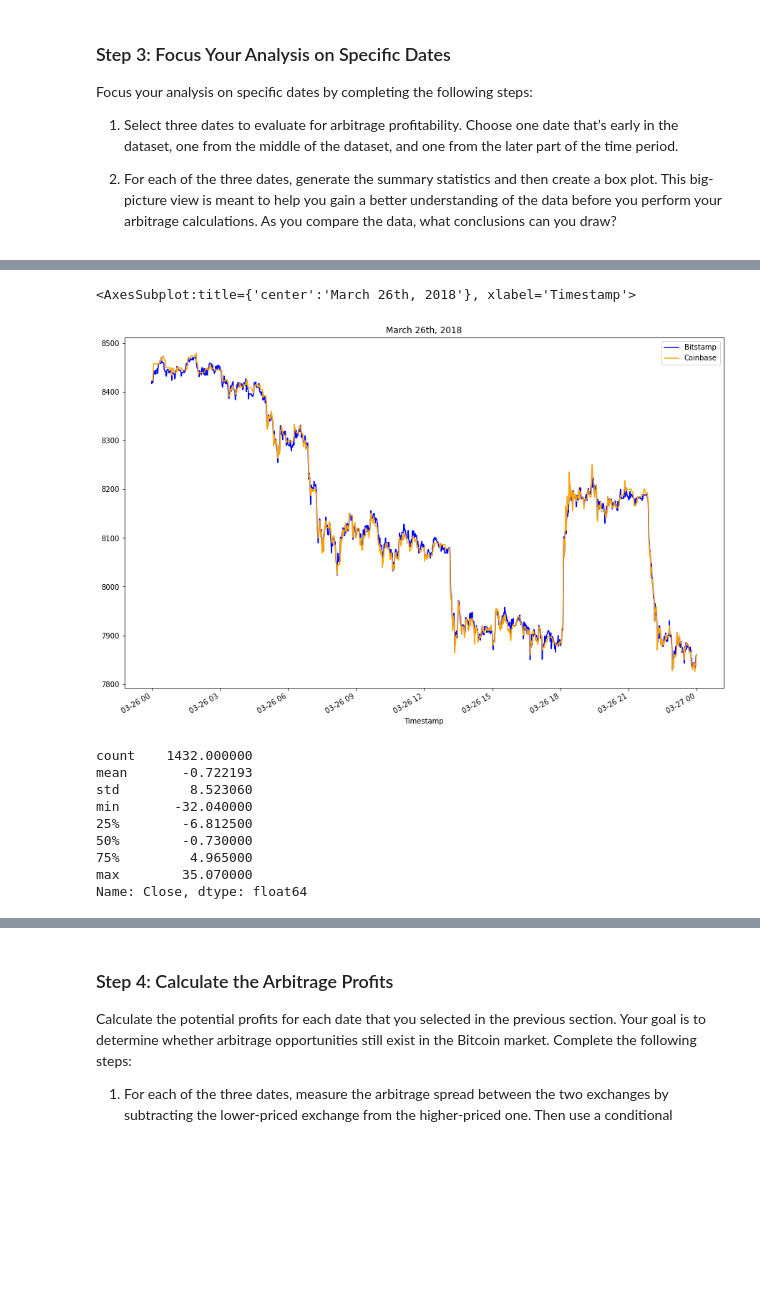
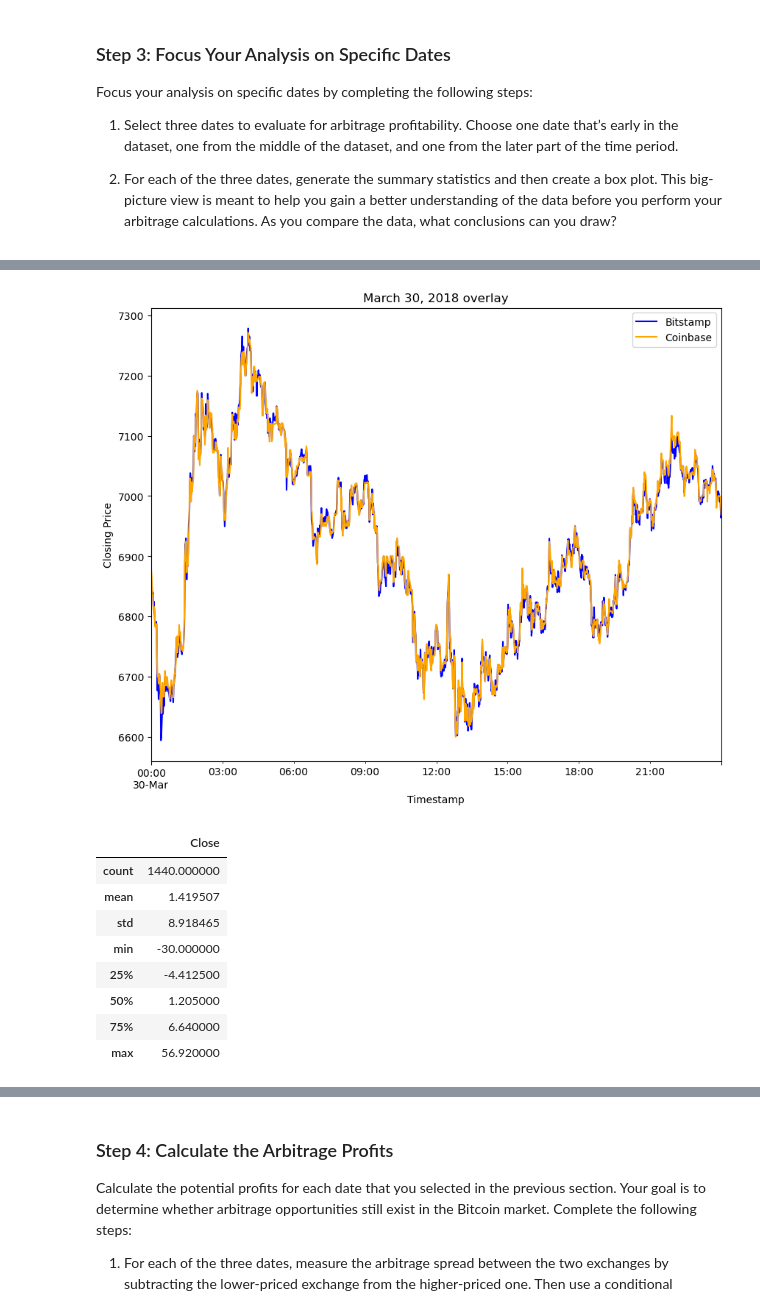
Before and after one commit to Xipilscode/Crypto_arbitrage_analysis-Pandas-, a Jupyter notebook: crypto_arbitrage.ipynb, the cells around one changed output, grey strips where cells are left out. Cells and saved outputs as stored; diff of their text form; code cells hidden in the pictures; blank space fills up the shorter version.

```diff
--- a/crypto_arbitrage.ipynb
+++ b/crypto_arbitrage.ipynb
@@ -204,7 +204,7 @@ dtype: object
 # %%
 # Review the data for duplicate values, and drop them if necessary
 coinbase_df.duplicated().sum()
-coinbase_df = bitstamp_df.drop_duplicates()
+coinbase_df = coinbase_df.drop_duplicates()
 # %% [markdown]
 ## Analyze the Data
 
@@ -351,11 +344,10 @@ Focus your analysis on specific dates by completing the following steps:
 # Select three dates to evaluate for arbitrage profitability
 early_date = '2018-01-20'
 middle_date = '2018-02-10'
-later_date = '2018-03-30'
+late_date = '2018-03-30'
 # Create an overlay plot that visualizes the two dataframes over a period of one day early in the dataset.
-# Be sure that the plots include the parameters `legend`, `figsize`, `title`, `color` and `label`
-ax = bitstamp_sliced['Close'].loc[early_date].plot(legend=True,figsize=(10,8), title="January 20, 2018 overlay", color="blue", linewidth=2, label="Bitstamp")
-coinbase_sliced['Close'].loc[early_date].plot(legend=True,figsize=(10,8), color="orange", linewidth=1, label="Coinbase")
-
+ax = bitstamp_sliced['Close'].loc[early_date].plot(legend=True,figsize=(10,8), title="January 20, 2018 overlay", color="blue", label="Bitstamp")
+coinbase_sliced['Close'].loc[early_date].plot(legend=True,figsize=(10,8), color="orange", label="Coinbase")
+# Set name for y axis
 ax.set_ylabel("Closing Price");
 # %% [output]
@@ -410,26 +407,27 @@ Name: Close, dtype: float64
 # %%
 # Create an overlay plot that visualizes the two dataframes over a period of one day from late in the dataset.
-# Be sure that the plots include the parameters `legend`, `figsize`, `title`, `color` and `label`
-# YOUR CODE HERE
+ax = bitstamp_sliced['Close'].loc[late_date].plot(legend=True,figsize=(10,8), title="March 30, 2018 overlay", color="blue", label="Bitstamp")
+coinbase_sliced['Close'].loc[late_date].plot(legend=True,figsize=(10,8), color="orange", label="Coinbase")
+# Set name for y axis
+ax.set_ylabel("Closing Price");
 # %% [output]
-<AxesSubplot:title={'center':'March 26th, 2018'}, xlabel='Timestamp'>
-[figure, old version]
+[figure, new version]
 # %%
 # Using the date from the late that you have selected, calculate the arbitrage spread
 # by subtracting the bitstamp lower closing prices from the coinbase higher closing prices
-arbitrage_spread_late = # YOUR CODE HERE
+arbitrage_spread_late = coinbase_sliced.loc[late_date] - bitstamp_sliced.loc[late_date]
 
 # Generate summary statistics for the late DataFrame
-# YOUR CODE HERE
+arbitrage_spread_late.describe()
 # %% [output]
-count    1432.000000
-mean       -0.722193
-std         8.523060
-min       -32.040000
-25%        -6.812500
-50%        -0.730000
-75%         4.965000
-max        35.070000
-Name: Close, dtype: float64
+|  | Close |
+| count | 1440.000000 |
+| mean | 1.419507 |
+| std | 8.918465 |
+| min | -30.000000 |
+| 25% | -4.412500 |
+| 50% | 1.205000 |
+| 75% | 6.640000 |
+| max | 56.920000 |
 # %%
 # Visualize the arbitrage spread from late in the dataset in a box plot
```
Also changed, not shown: parts of 18 cells of this notebook.
